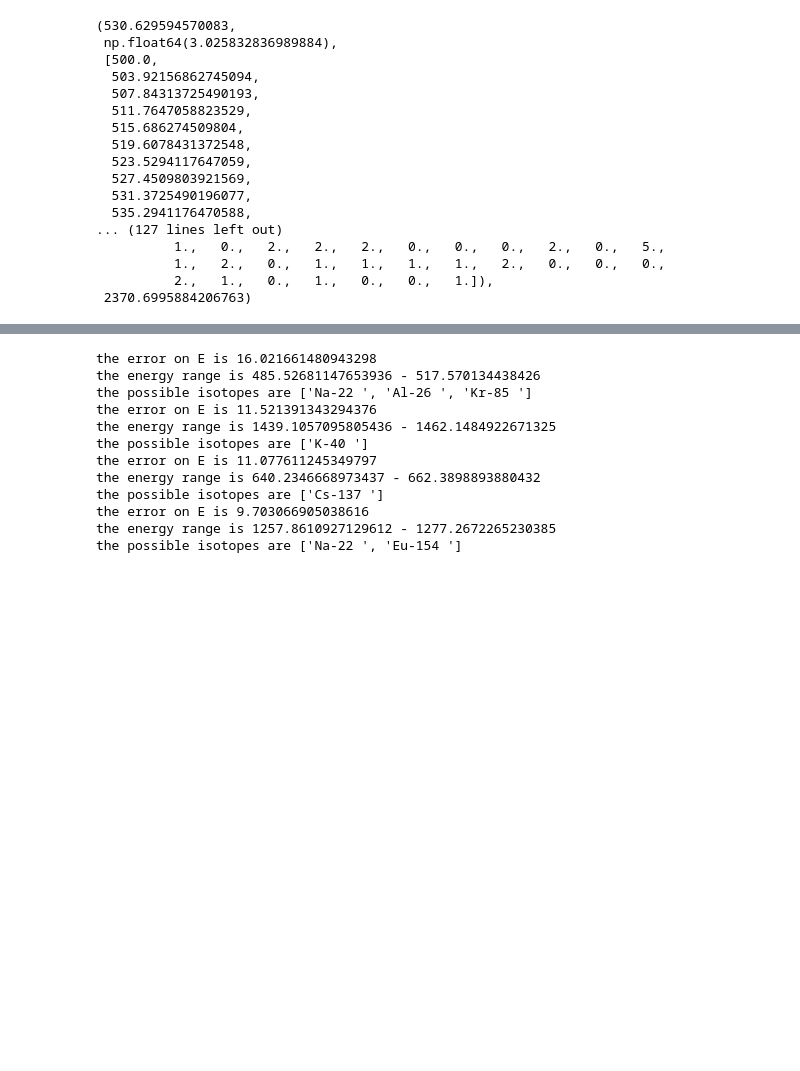
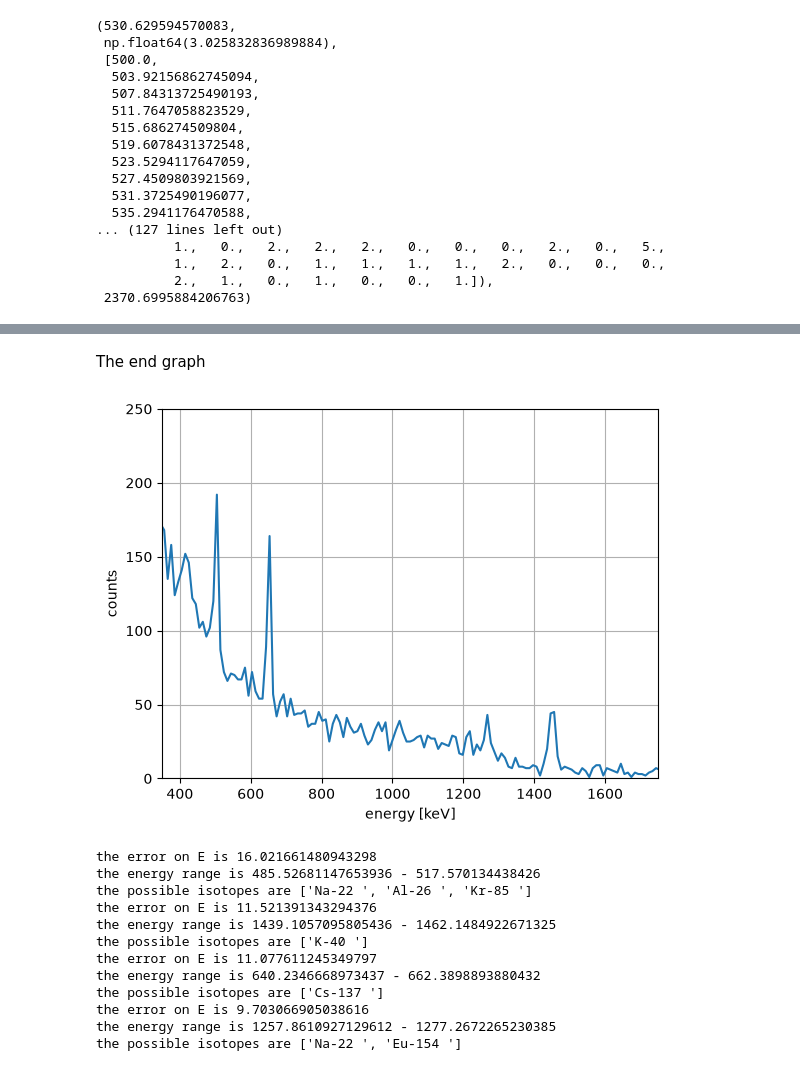
Before and after one commit to edwarddrenth/NSP2-particle-physics, a Jupyter notebook: fit.ipynb, the cells around one changed output, grey strips where cells are left out. Cells and saved outputs as stored; diff of their text form; code cells hidden in the pictures; blank space fills up the shorter version.

```diff
--- a/fit.ipynb
+++ b/fit.ipynb
@@ -186,7 +186,7 @@ def fitten_Energy(list_pulseheight, list_counts, a, b):
 
     print(f"the peak is at a energy of {energy_max} keV")
 
-    return uncertainty, energy_max
+    return uncertainty, energy_max, Energy_list, counts
 # %%
 
 # calculates the resolution of Sodium by taking the half width and the known value and than gives the resolution
@@ -339,25 +339,36 @@ pulseheight_funghi5, std_funghi5, pulseheight_list_funghi5, counts_funghi5, Area
     "spectrum_funghi3", 0, 1000
 )
 
-fmwh_funghi1, energy_funghi1 = fitten_Energy(pulseheight_list_funghi1, counts_funghi1, a, b)
+
+fmwh_funghi1, energy_funghi1, Energy_list_funghi1, counts_funghi1 = fitten_Energy(pulseheight_list_funghi1, counts_funghi1, a, b)
 resolution_funghi1 = fmwh_funghi1 / energy_funghi1 * 100
 print(f"resolution_funghi1 = {resolution_funghi1} en fmwh_funghi1 = {fmwh_funghi1}")
 
-fmwh_funghi2, energy_funghi2 = fitten_Energy(pulseheight_list_funghi2, counts_funghi2, a, b)
+fmwh_funghi2, energy_funghi2, Energy_list_funghi2, counts_funghi2  = fitten_Energy(pulseheight_list_funghi2, counts_funghi2, a, b)
 resolution_funghi2 = fmwh_funghi2 / energy_funghi2 * 100
 print(f"resolution_funghi2 = {resolution_funghi2} en fmwh_funghi2 = {fmwh_funghi2}")
 
-fmwh_funghi3, energy_funghi3 = fitten_Energy(pulseheight_list_funghi3, counts_funghi3, a, b)
+fmwh_funghi3, energy_funghi3, Energy_list_funghi3, counts_funghi3  = fitten_Energy(pulseheight_list_funghi3, counts_funghi3, a, b)
 resolution_funghi3 = fmwh_funghi3 / energy_funghi3 * 100
 print(f"resolution_funghi3 = {resolution_funghi3} en fmwh_funghi3 = {fmwh_funghi3}")
 
-fmwh_funghi4, energy_funghi4 = fitten_Energy(pulseheight_list_funghi4, counts_funghi4, a, b)
+fmwh_funghi4, energy_funghi4, Energy_list_funghi4, counts_funghi4  = fitten_Energy(pulseheight_list_funghi4, counts_funghi4, a, b)
 resolution_funghi4 = fmwh_funghi4 / energy_funghi4 * 100
 print(f"resolution_funghi4 = {resolution_funghi4} en fmwh_funghi4 = {fmwh_funghi4}")
 
-fmwh_funghi5, energy_funghi5 = fitten_Energy(pulseheight_list_funghi5, counts_funghi5, a, b)
+fmwh_funghi5, energy_funghi5, Energy_list_funghi5, counts_funghi5  = fitten_Energy(pulseheight_list_funghi5, counts_funghi5, a, b)
 resolution_funghi5 = fmwh_funghi5 / energy_funghi5 * 100
 print(f"resolution_funghi5 = {resolution_funghi5} en fmwh_funghi4 = {fmwh_funghi5}")
+
+# plots the graph of the energy
+plt.plot(Energy_list_funghi5, counts_funghi5)
+plt.xlabel("energy [keV]")
+plt.ylabel("counts")
+plt.xlim(350, 1750)
+plt.ylim(0, 250)
+plt.grid(True)
+plt.show()
+
 
 pulseheight_funghi = np.array([ pulseheight_funghi1, pulseheight_funghi2, pulseheight_funghi3, pulseheight_funghi4, pulseheight_funghi5])
 pulseheight_funghi_std = np.array([std_funghi1, std_funghi2, std_funghi3, std_funghi4, std_funghi5])
@@ -404,3 +415,18 @@ resolution_funghi1 = 7.478575050430507 en fmwh_funghi1 = 37.5086789644135
+# %% [markdown]
+The end graph
+# %%
+
+
+# plots the graph of the energy
+plt.plot(Energy_list_funghi5, counts_funghi5)
+plt.xlabel("energy [keV]")
+plt.ylabel("counts")
+plt.xlim(350, 1750)
+plt.ylim(0, 250)
+plt.grid(True)
+plt.show()
+# %% [output]
+[figure, added]
 # %%
 
 def possible_isotopes(energy, pulseheight, std):
```
Also changed, not shown: parts of 2 cells of this notebook.
